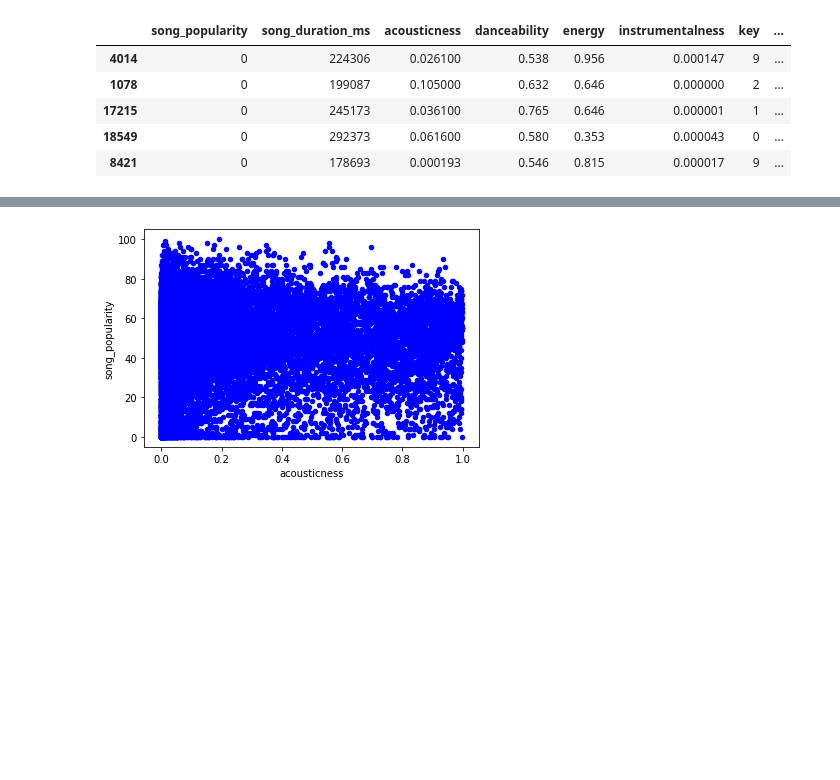
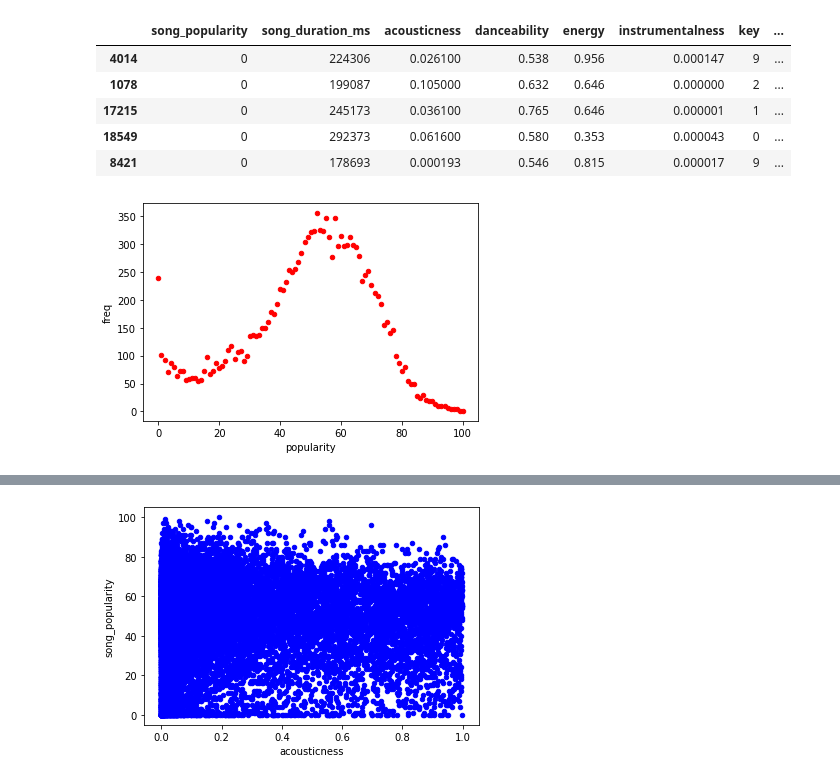
Before and after one commit to vladschepkov/project-one, a Jupyter notebook: song_pj1.ipynb, the cells around one changed output, grey strips where cells are left out. Cells and saved outputs as stored; diff of their text form; code cells hidden in the pictures; blank space fills up the shorter version.

```diff
--- a/song_pj1.ipynb
+++ b/song_pj1.ipynb
@@ -83,12 +83,14 @@ song_pop = song_pop.sort_values("popularity")
 # %%
 #graph popularity freq
 #pop
 ##x_axis = np.arange(0, len_value, 20)
 ##y_axis = song_pop["freq"]
 ##plt.plot(x_axis, y_axis)
 ##plt.show()
-#song_pop.plot(kind='scatter',x='popularity',y='freq',color='red')
-#plt.show()
+song_pop.plot(kind='scatter',x='popularity',y='freq',color='red')
+plt.show()
+# %% [output]
+[figure, added]
 # %%
 # study about song_popularity & duration
 # 100 = max value of song_popularity
```
Also changed, not shown: parts of 14 cells of this notebook.
